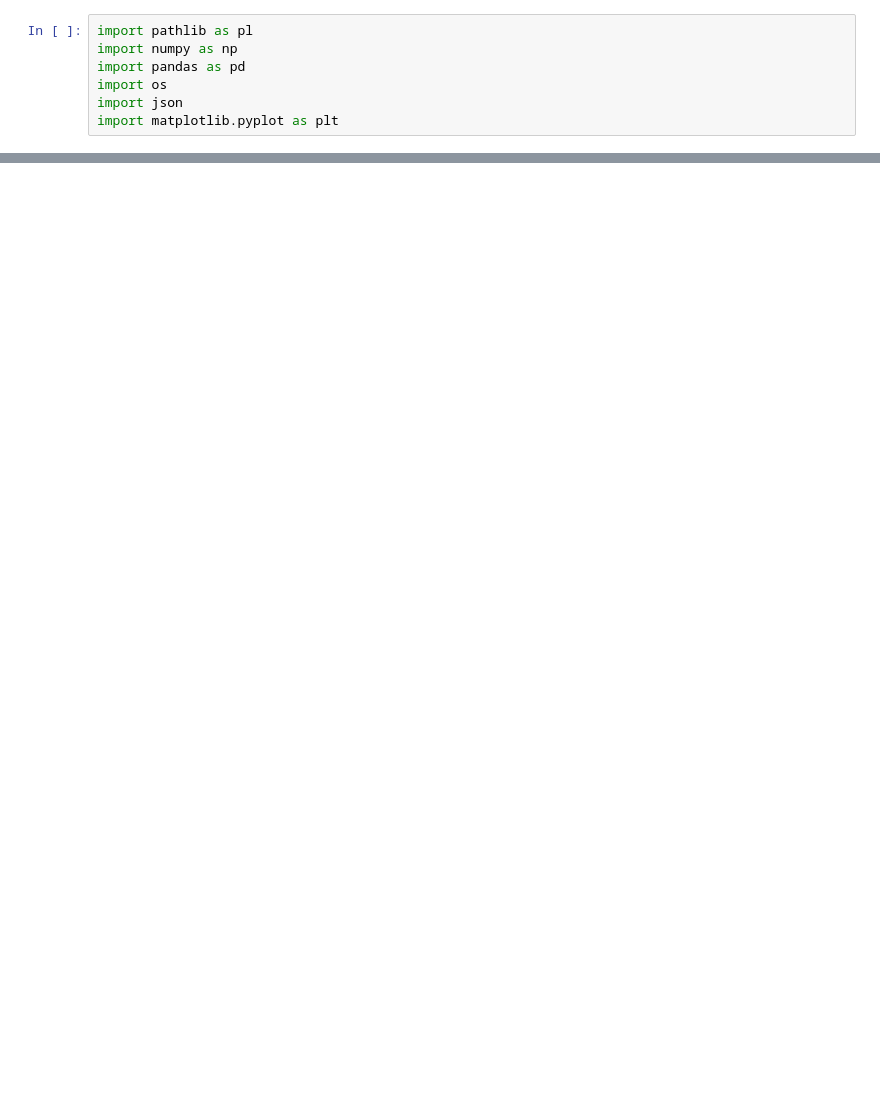
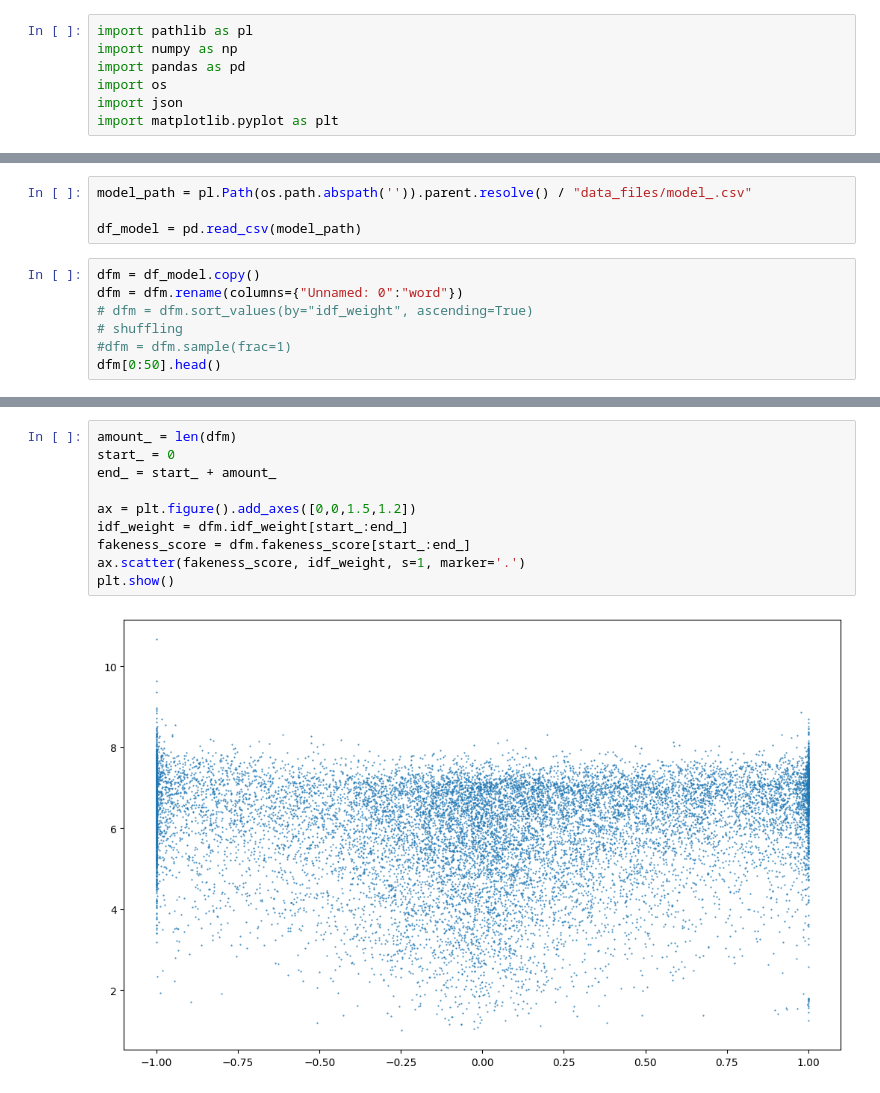
Before and after one commit to vicjuhl/fake-news, a Jupyter notebook: src/word_article_statistics.ipynb, the cells around one changed output, grey strips where cells are left out. Saved outputs shown, nothing was run; the diff lists cells and outputs as text; blank space fills up the shorter version.

```diff
--- a/src/word_article_statistics.ipynb
+++ b/src/word_article_statistics.ipynb
@@ -98,0 +144,11 @@ plt.show()
+# %%
+model_path = pl.Path(os.path.abspath('')).parent.resolve() / "data_files/model_.csv"
+
+df_model = pd.read_csv(model_path)
+# %%
+dfm = df_model.copy()
+dfm = dfm.rename(columns={"Unnamed: 0":"word"})
+# dfm = dfm.sort_values(by="idf_weight", ascending=True)
+# shuffling
+#dfm = dfm.sample(frac=1)
+dfm[0:50].head()
@@ -98,0 +162,12 @@ plt.show()
+# %%
+amount_ = len(dfm)
+start_ = 0
+end_ = start_ + amount_
+
+ax = plt.figure().add_axes([0,0,1.5,1.2])
+idf_weight = dfm.idf_weight[start_:end_]
+fakeness_score = dfm.fakeness_score[start_:end_]
+ax.scatter(fakeness_score, idf_weight, s=1, marker='.')
+plt.show()
+# %% [output]
+[figure, added]
```
Also changed, not shown: parts of 13 cells of this notebook, 1 other file.
